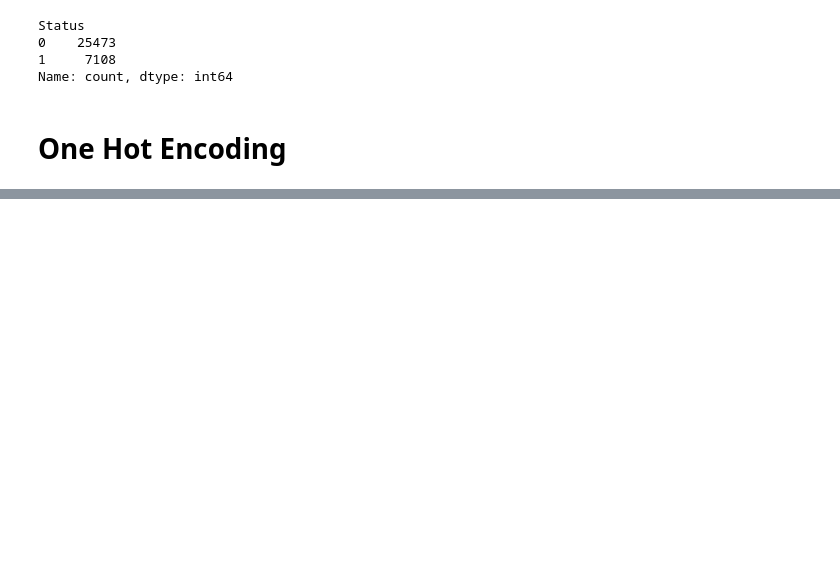
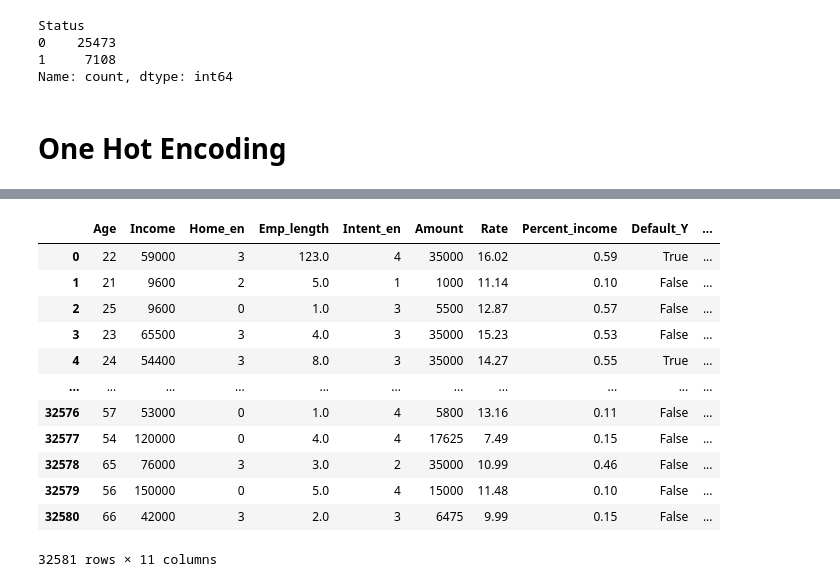
Before and after one commit to DilshanMadhusanka/Bank---Loan---Prediction-Machine-Learning-Model, a Jupyter notebook: Bank Loan Risk Predition.ipynb, the cells around one changed output, grey strips where cells are left out. Saved outputs shown, nothing was run; the diff lists cells and outputs as text; code cells hidden in the pictures; blank space fills up the shorter version.

```diff
--- a/Bank Loan Risk Predition.ipynb
+++ b/Bank Loan Risk Predition.ipynb
@@ -278,0 +362,13 @@ Name: count, dtype: int64
+# %%
+label_encoder_home = LabelEncoder()
+label_encoder_intent = LabelEncoder()
+
+# Encode the "Home" feature
+label_encoder_home.fit(data_1["Home"])
+data_1["Home_en"] = label_encoder_home.transform(data_1["Home"])
+data_1.drop("Home", axis=1, inplace=True)
+
+# Encode the "Intent" feature
+label_encoder_intent.fit(data_1["Intent"])
+data_1["Intent_en"] = label_encoder_intent.transform(data_1["Intent"])
+data_1.drop("Intent", axis=1, inplace=True)
@@ -278,0 +384,18 @@ Name: count, dtype: int64
+# %%
+data_12=data_1.reindex(columns=["Age","Income","Home_en","Emp_length","Intent_en","Amount","Rate","Percent_income","Default_Y","Cred_length","Status"])
+# %%
+data_12.round(2)
+# %% [output]
+|  | Age | Income | Home_en | Emp_length | Intent_en | Amount | Rate | Percent_income | Default_Y | ... |
+| 0 | 22 | 59000 | 3 | 123.0 | 4 | 35000 | 16.02 | 0.59 | True | ... |
+| 1 | 21 | 9600 | 2 | 5.0 | 1 | 1000 | 11.14 | 0.10 | False | ... |
+| 2 | 25 | 9600 | 0 | 1.0 | 3 | 5500 | 12.87 | 0.57 | False | ... |
+| 3 | 23 | 65500 | 3 | 4.0 | 3 | 35000 | 15.23 | 0.53 | False | ... |
+| 4 | 24 | 54400 | 3 | 8.0 | 3 | 35000 | 14.27 | 0.55 | True | ... |
+| ... | ... | ... | ... | ... | ... | ... | ... | ... | ... | ... |
+| 32576 | 57 | 53000 | 0 | 1.0 | 4 | 5800 | 13.16 | 0.11 | False | ... |
+| 32577 | 54 | 120000 | 0 | 4.0 | 4 | 17625 | 7.49 | 0.15 | False | ... |
+| 32578 | 65 | 76000 | 3 | 3.0 | 2 | 35000 | 10.99 | 0.46 | False | ... |
+| 32579 | 56 | 150000 | 0 | 5.0 | 4 | 15000 | 11.48 | 0.10 | False | ... |
+| 32580 | 66 | 42000 | 3 | 2.0 | 3 | 6475 | 9.99 | 0.15 | False | ... |
+32581 rows × 11 columns
```
Also changed, not shown: parts of 22 cells of this notebook.
